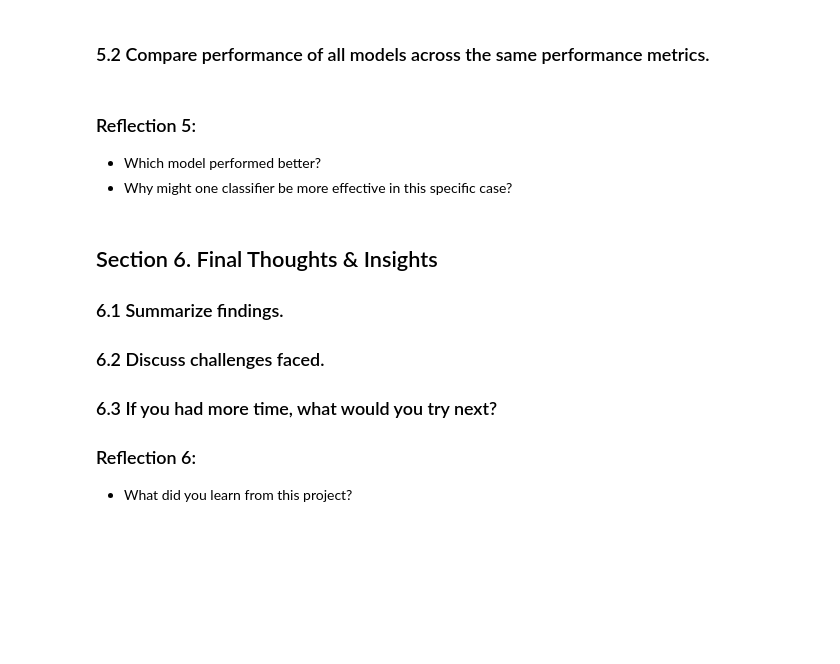
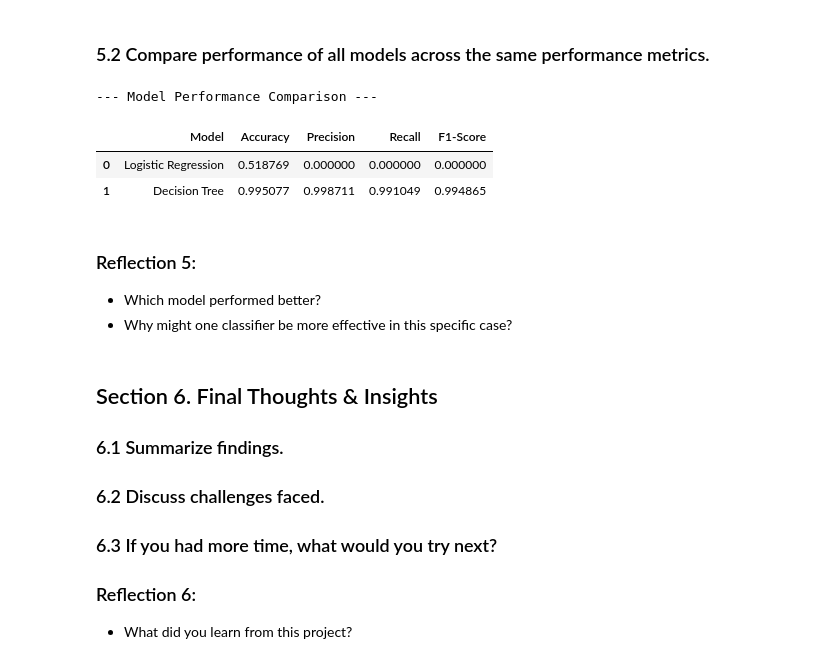
Before and after one commit to matthewpblock/ml_classification_block, a Jupyter notebook: block_classification_midterm.ipynb, the cells around one changed output. Saved outputs shown, nothing was run; the diff lists cells and outputs as text; code cells hidden in the pictures; blank space fills up the shorter version.

Commit message:
Created two models and compared results

```diff
--- a/block_classification_midterm.ipynb
+++ b/block_classification_midterm.ipynb
@@ -262,2 +362,10 @@ print(df_encoded.head())
 # %% [markdown]
 ### 4.2 Train model using Scikit-Learn model.fit() method.
+# %%
+# Initialize the Logistic Regression model
+model = LogisticRegression(random_state=42)
+
+# Train the model using the training data
+model.fit(X_train, y_train)
+
+print("Model training complete.")
@@ -263,0 +374,21 @@ print(df_encoded.head())
+# %%
+# Calculate accuracy
+accuracy = accuracy_score(y_test, y_pred)
+print(f"Accuracy: {accuracy:.4f}")
+
+# Calculate precision
+precision = precision_score(y_test, y_pred)
+print(f"Precision: {precision:.4f}")
+
+# Calculate recall
+recall = recall_score(y_test, y_pred)
+print(f"Recall: {recall:.4f}")
+
+# Calculate F1-score
+f1 = f1_score(y_test, y_pred)
+print(f"F1-Score: {f1:.4f}")
+
+# Calculate Confusion Matrix
+conf_matrix = confusion_matrix(y_test, y_pred)
+print("\nConfusion Matrix:")
+print(conf_matrix)
@@ -276,5 +475,25 @@ print(df_encoded.head())
 # %% [markdown]
 ### 5.2 Compare performance of all models across the same performance metrics.
+# %%
+# Create a dictionary to store the metrics
+metrics = {
+    'Model': ['Logistic Regression', 'Decision Tree'],
+    'Accuracy': [accuracy, accuracy_dt],
+    'Precision': [precision, precision_dt],
+    'Recall': [recall, recall_dt],
+    'F1-Score': [f1, f1_dt]
+}
+
+# Create a DataFrame from the metrics dictionary
+metrics_df = pd.DataFrame(metrics)
+
+print("\n--- Model Performance Comparison ---")
+display(metrics_df)
+# %% [output]
+--- Model Performance Comparison ---
+|  | Model | Accuracy | Precision | Recall | F1-Score |
+| 0 | Logistic Regression | 0.518769 | 0.000000 | 0.000000 | 0.000000 |
+| 1 | Decision Tree | 0.995077 | 0.998711 | 0.991049 | 0.994865 |
 # %% [markdown]
 ### Reflection 5:
 - Which model performed better?
```
Also changed, not shown: parts of 14 cells of this notebook.
